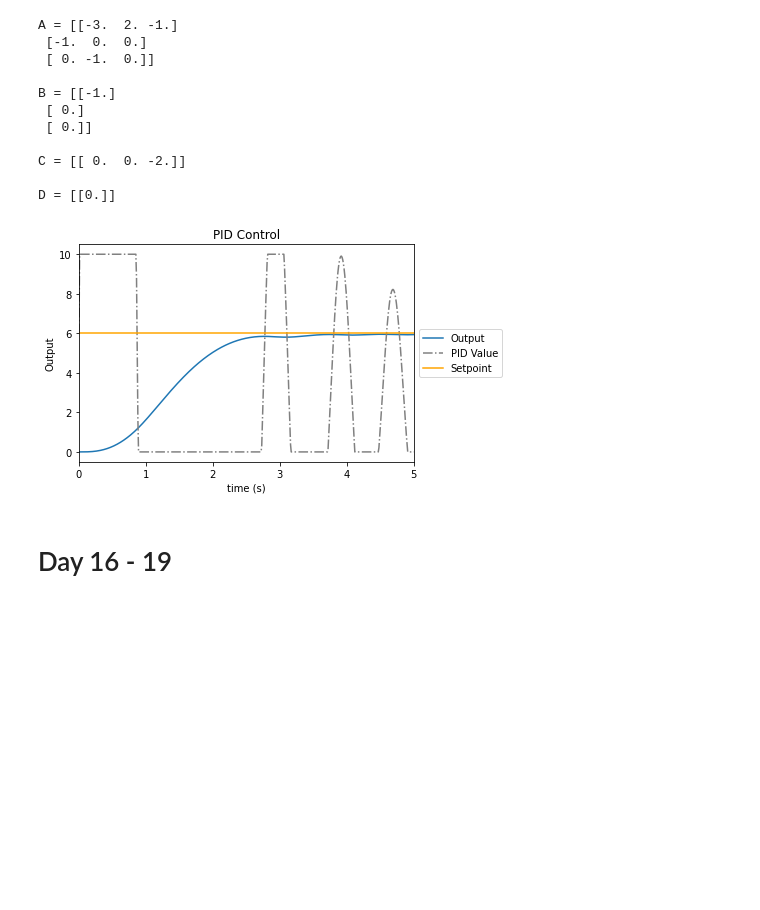
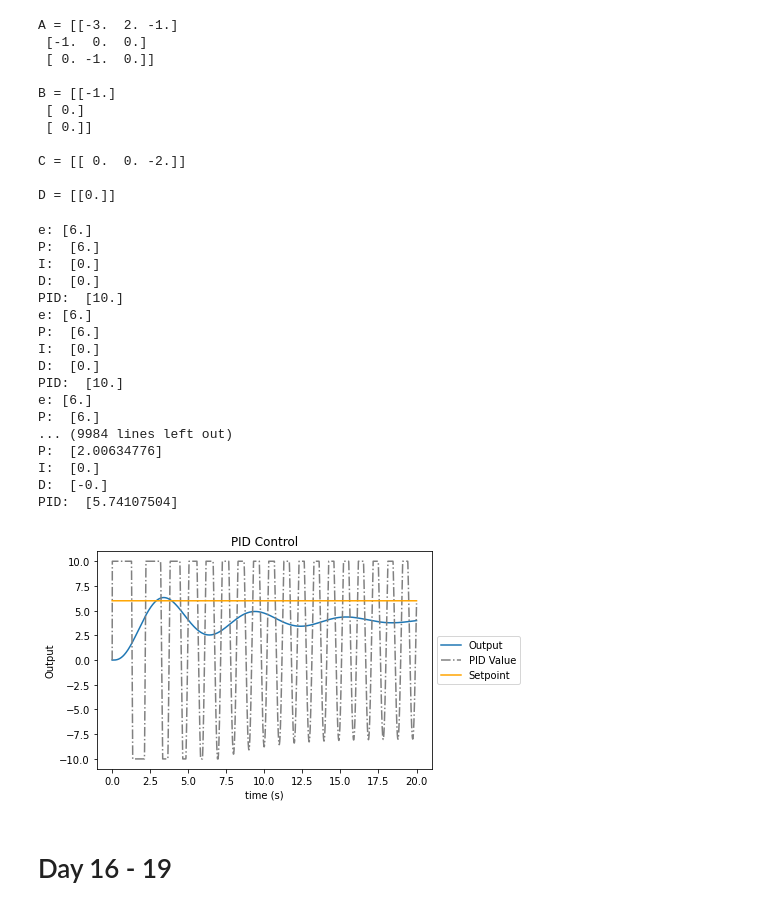
Before and after one commit to Vermillord/KP_Codes, a Jupyter notebook: KP_Notes.ipynb, the cells around one changed output. Cells and saved outputs as stored; diff of their text form; code cells hidden in the pictures; blank space fills up the shorter version.

```diff
--- a/KP_Notes.ipynb
+++ b/KP_Notes.ipynb
@@ -1441,7 +1441,7 @@ def PID_Control(intype, f, ti, tf, u, k, min_, max_):
     x[0] = np.ravel(x0)
     y[0] = np.ravel(np.dot(C, x[0])) + np.ravel(np.dot(D, u[0]))
 
-    err[0] = abs(u[0] - y[0])
+    err[0] = u[0] - y[0]
 
     # PID Loop
     for i in range(1, t.shape[0]):
@@ -1451,7 +1451,7 @@ def PID_Control(intype, f, ti, tf, u, k, min_, max_):
         y[i] = np.ravel(np.dot(C, x[i])) + np.ravel(np.dot(D, PID[i]))
 
         # Count the mean square error
-        err[i] = abs(u[i] - y[i])
+        err[i] = u[i] - y[i]
 
         # PID value set
         P_[i] = kp*err[i]
@@ -1474,25 +1474,41 @@ def PID_Control(intype, f, ti, tf, u, k, min_, max_):
 
     return t, y, PID, err, u
 # %%
-kp = 35.0
-ki = 30.0
-kd = 50.0
+kp = 1
+ki = 0.0
+kd = 0.0
 
 k = np.array([kp, ki, kd])
 
-t_, y_, PID_, err_, u_ = PID_Control('step', 100, 0, 20, 6, k, 0, 2)
+y_i, PID_i = PID_Control(k, -10, 10)
 
 plt.title("PID Control")
-plt.xlim(0, 5)
 plt.xlabel("time (s)")
 plt.ylabel("Output")
-plt.plot(t_, y_, label='Output')
-plt.plot(t_, PID_, label='PID Value', color='gray', linestyle='-.')
-plt.plot(t_, u_, label='Setpoint', color='orange')
+plt.plot(t, y_i, label='Output')
+plt.plot(t, PID_, label='PID Value', color='gray', linestyle='-.')
+plt.plot(t, u, label='Setpoint', color='orange')
 plt.legend(loc='center left', bbox_to_anchor=(1, 0.5))
 plt.show()
 # %% [output]
+e: [6.]
+P:  [6.]
+I:  [0.]
+D:  [0.]
+PID:  [10.]
+e: [6.]
+P:  [6.]
+I:  [0.]
+D:  [0.]
+PID:  [10.]
+e: [6.]
+P:  [6.]
+... (9984 lines left out)
+P:  [2.00634776]
+I:  [0.]
+D:  [-0.]
+PID:  [5.74107504]
-[figure, old version]
+[figure, new version]
 # %% [markdown]
 # Day 16 - 19
 # %% [markdown]
```
Also changed, not shown: parts of 49 cells of this notebook.
